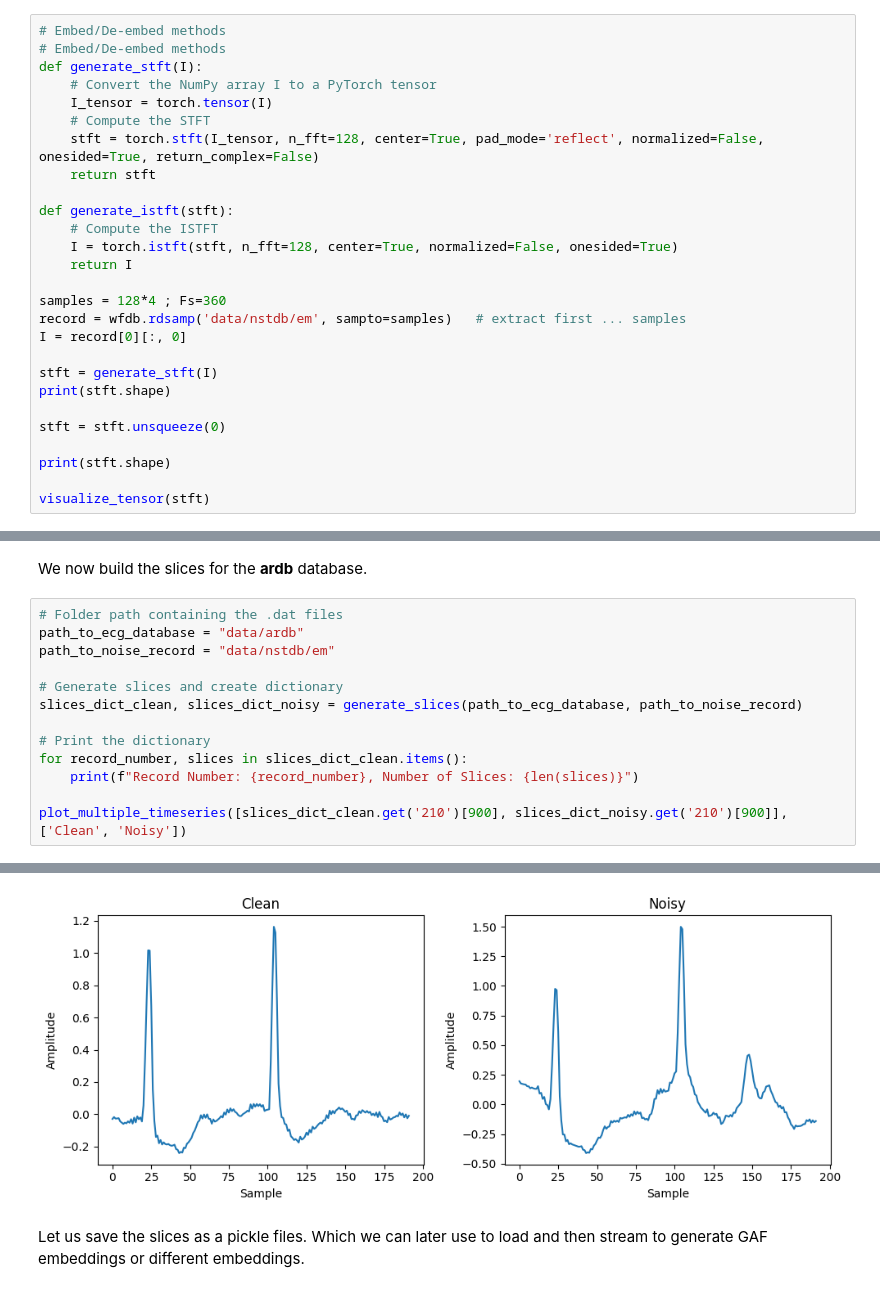
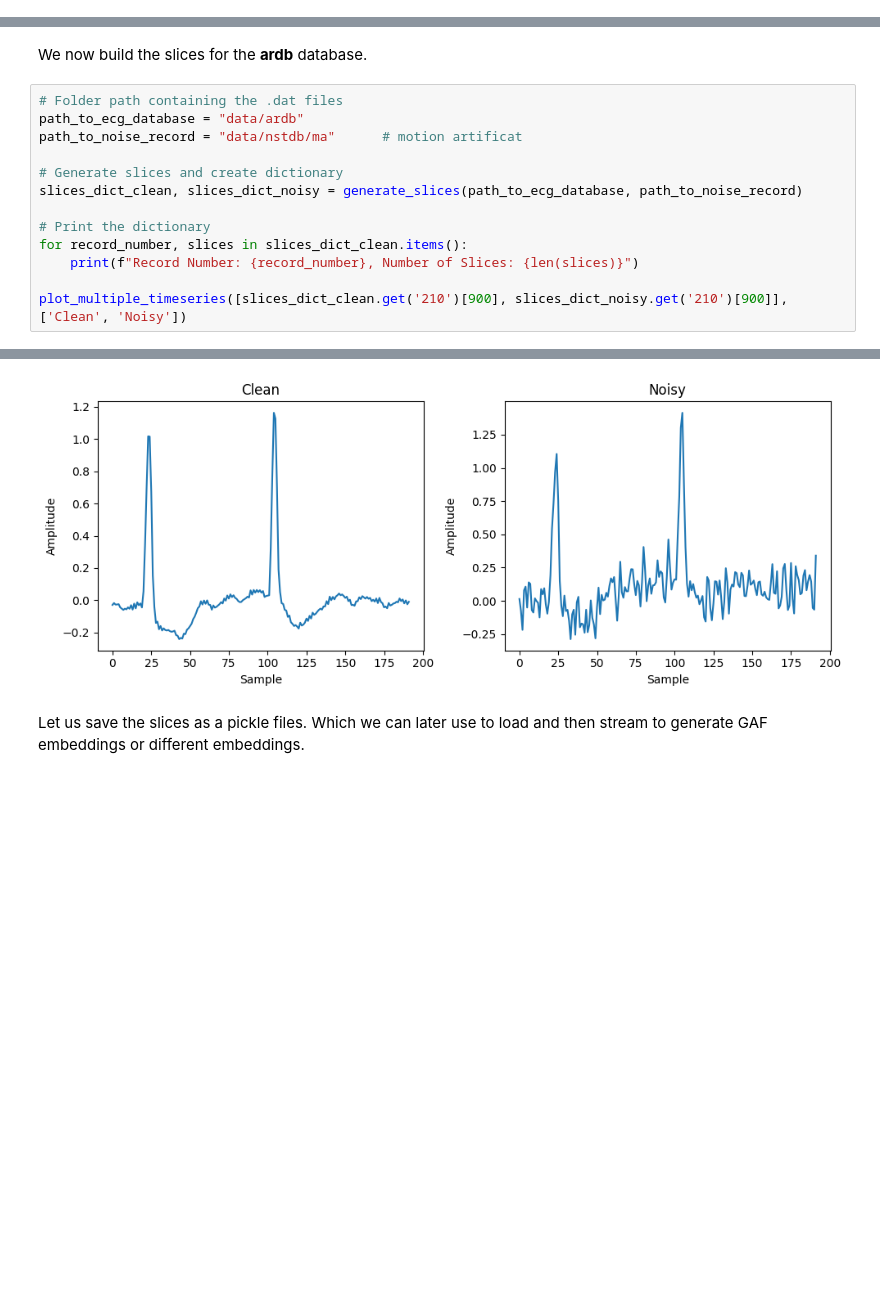
Before and after one commit to piedeboer96/ECG-Signal-Denoising, a Jupyter notebook: ecg_data_preparation.ipynb, the cells around one changed output, grey strips where cells are left out. Drawn from its saved outputs; the diff is of its cells as text; blank space fills up the shorter version.

```diff
--- a/ecg_data_preparation.ipynb
+++ b/ecg_data_preparation.ipynb
@@ -336,27 +270,0 @@ STFT and iSTFT are invertible. We could work on this domain. We can not work wit
-# %%
-# Embed/De-embed methods
-# Embed/De-embed methods
-def generate_stft(I):
-    # Convert the NumPy array I to a PyTorch tensor
-    I_tensor = torch.tensor(I)
-    # Compute the STFT
-    stft = torch.stft(I_tensor, n_fft=128, center=True, pad_mode='reflect', normalized=False, onesided=True, return_complex=False)
-    return stft
-
-def generate_istft(stft):
-    # Compute the ISTFT
-    I = torch.istft(stft, n_fft=128, center=True, normalized=False, onesided=True)
-    return I
-
-samples = 128*4 ; Fs=360
-record = wfdb.rdsamp('data/nstdb/em', sampto=samples)   # extract first ... samples
-I = record[0][:, 0]
-
-stft = generate_stft(I)
-print(stft.shape)
-
-stft = stft.unsqueeze(0)
-
-print(stft.shape)
-
-visualize_tensor(stft)
@@ -534,7 +450,7 @@ We now build the slices for the **ardb** database.
 # %%
 # Folder path containing the .dat files
 path_to_ecg_database = "data/ardb"
-path_to_noise_record = "data/nstdb/em"
+path_to_noise_record = "data/nstdb/ma"      # motion artificat
 
 # Generate slices and create dictionary
 slices_dict_clean, slices_dict_noisy = generate_slices(path_to_ecg_database, path_to_noise_record)
@@ -565,4 +481,4 @@ Record Number: 234, Number of Slices: 1203
-[figure, old version]
+[figure, new version]
 # %% [markdown]
 Let us save the slices as a pickle files. Which we can later use to load and then stream to generate GAF embeddings or different embeddings.
 # %%
```
Also changed, not shown: parts of 15 cells of this notebook, 9 other files.
